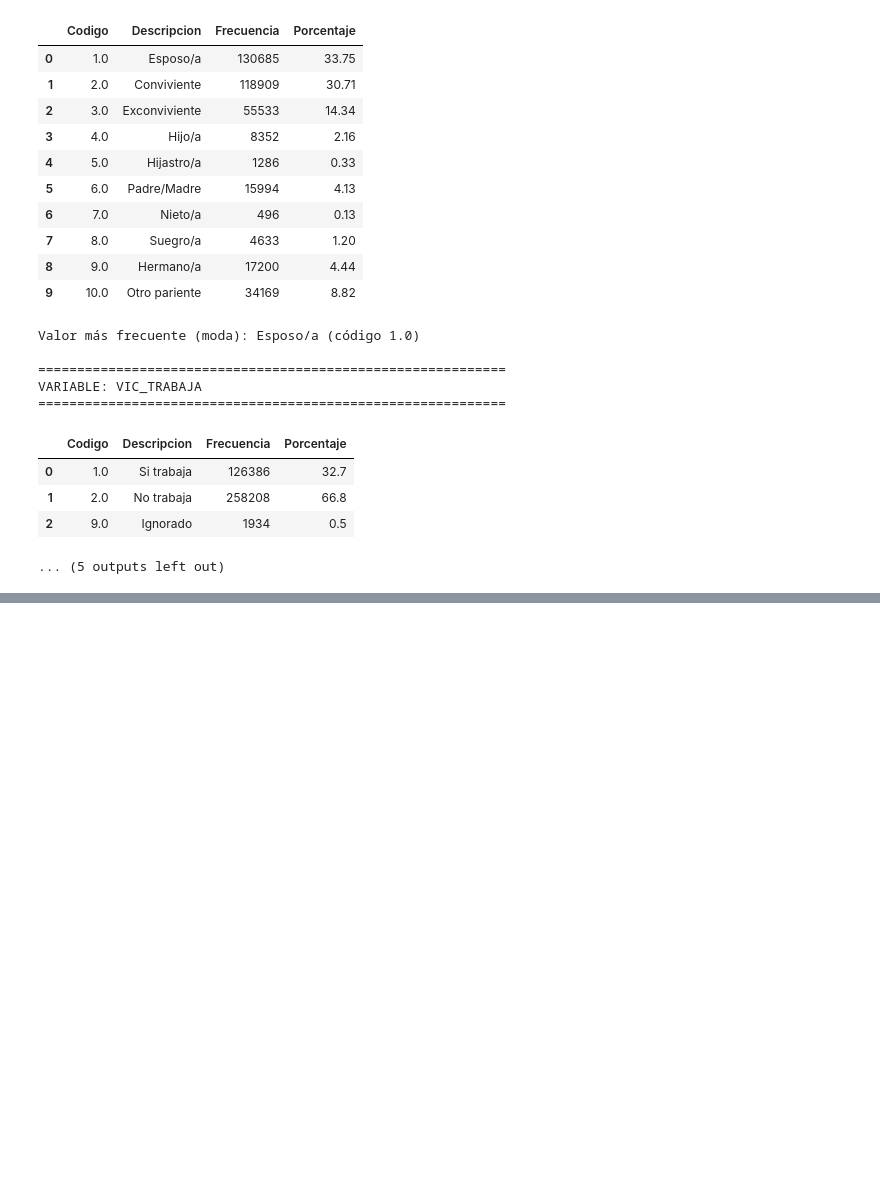
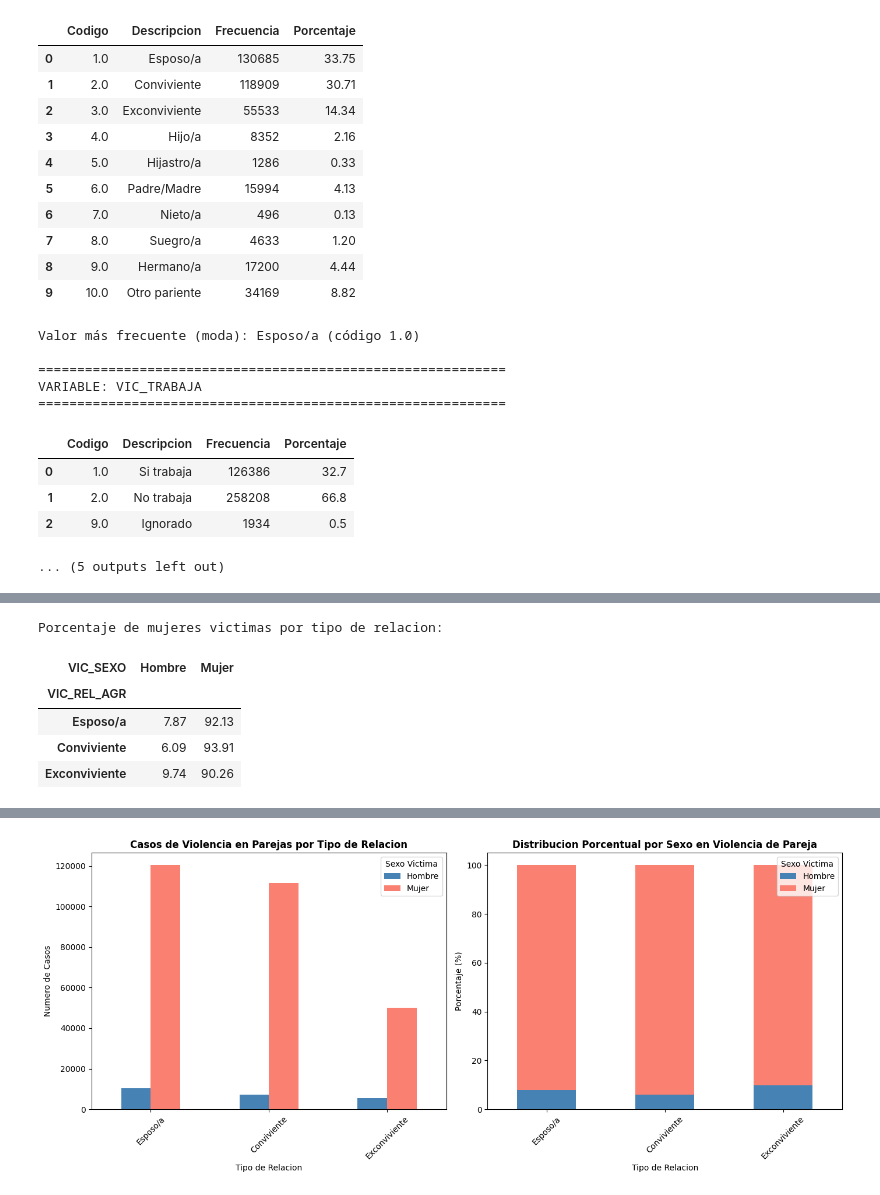
Before and after one commit to FerAHMz/proy1-md, a Jupyter notebook: data-analist-violencia-intrafamiliar/analisis_violenciaIntra.ipynb, the cells around one changed output, grey strips where cells are left out. Drawn from its saved outputs; the diff is of its cells as text; code cells hidden in the pictures; blank space fills up the shorter version.

```diff
--- a/data-analist-violencia-intrafamiliar/analisis_violenciaIntra.ipynb
+++ b/data-analist-violencia-intrafamiliar/analisis_violenciaIntra.ipynb
@@ -822,0 +925,73 @@ Los cruces que realizaremos son:
+# %%
+# CRUCE 2: RELACION VICTIMA-AGRESOR (ENFOCADO EN PAREJAS)
+print("="*80)
+print("CRUCE 2: RELACION VICTIMA-AGRESOR")
+print("Analisis especifico de violencia en relaciones de pareja")
+print("="*80)
+
+# Definir relaciones de pareja
+# 1: Esposo/a, 2: Conviviente, 3: Exconviviente
+relaciones_pareja = [1.0, 2.0, 3.0]
+
+# Filtrar solo casos de violencia en parejas
+violencia_pareja = data[data['VIC_REL_AGR'].isin(relaciones_pareja)].copy()
+
+print(f"\nTotal de casos: {len(data):,}")
+print(f"Casos de violencia en pareja (Esposo/Conviviente/Ex): {len(violencia_pareja):,}")
+print(f"Porcentaje: {len(violencia_pareja)/len(data)*100:.1f}%")
+
+# Tabla cruzada: Tipo de relacion vs Sexo de victima
+cruce2 = pd.crosstab(violencia_pareja['VIC_REL_AGR'], violencia_pareja['VIC_SEXO'], margins=True)
+
+etiquetas_relacion = {1.0: 'Esposo/a', 2.0: 'Conviviente', 3.0: 'Exconviviente'}
+cruce2.index = cruce2.index.map(lambda x: etiquetas_relacion.get(x, 'Total') if x != 'All' else 'Total')
+cruce2.columns = cruce2.columns.map(lambda x: etiquetas_sexo.get(x, 'Total') if x != 'All' else 'Total')
+
+print("\nDistribucion por tipo de relacion de pareja:")
+display(cruce2)
+
+# Porcentajes
+cruce2_pct = pd.crosstab(violencia_pareja['VIC_REL_AGR'], violencia_pareja['VIC_SEXO'], normalize='index') * 100
+cruce2_pct.index = cruce2_pct.index.map(lambda x: etiquetas_relacion.get(x, x))
+cruce2_pct.columns = cruce2_pct.columns.map(lambda x: etiquetas_sexo.get(x, x))
+
+print("\nPorcentaje de mujeres victimas por tipo de relacion:")
+display(cruce2_pct.round(2))
+
+# Analisis detallado
+print("\nAnalisis clave:")
+print("-"*60)
+for rel_code, rel_nombre in etiquetas_relacion.items():
+    casos_rel = violencia_pareja[violencia_pareja['VIC_REL_AGR'] == rel_code]
+    mujeres = len(casos_rel[casos_rel['VIC_SEXO'] == 2.0])
+    total = len(casos_rel)
+    if total > 0:
+        pct = (mujeres / total) * 100
+        print(f"{rel_nombre}:")
+        print(f"  Total casos: {total:,}")
+        print(f"  Mujeres victimas: {mujeres:,} ({pct:.1f}%)")
+        print(f"  Hombres victimas: {total-mujeres:,} ({100-pct:.1f}%)")
+
+# Grafico de barras
+fig, axes = plt.subplots(1, 2, figsize=(14, 6))
+
+# Grafico 1: Frecuencias
+cruce2.drop('Total', axis=0, errors='ignore').drop('Total', axis=1, errors='ignore').plot(
+    kind='bar', ax=axes[0], color=['steelblue', 'salmon'])
+axes[0].set_title('Casos de Violencia en Parejas por Tipo de Relacion', fontsize=12, fontweight='bold')
+axes[0].set_xlabel('Tipo de Relacion')
+axes[0].set_ylabel('Numero de Casos')
+axes[0].legend(title='Sexo Victima')
+axes[0].tick_params(axis='x', rotation=45)
+
+# Grafico 2: Porcentajes
+cruce2_pct.plot(kind='bar', stacked=True, ax=axes[1], color=['steelblue', 'salmon'])
+axes[1].set_title('Distribucion Porcentual por Sexo en Violencia de Pareja', fontsize=12, fontweight='bold')
+axes[1].set_xlabel('Tipo de Relacion')
+axes[1].set_ylabel('Porcentaje (%)')
+axes[1].legend(title='Sexo Victima')
+axes[1].tick_params(axis='x', rotation=45)
+
+plt.tight_layout()
+plt.show()
+# %% [output]
@@ -822,0 +1020,6 @@ Los cruces que realizaremos son:
+Porcentaje de mujeres victimas por tipo de relacion:
+| VIC_SEXO | Hombre | Mujer |
+| VIC_REL_AGR |  |  |
+| Esposo/a | 7.87 | 92.13 |
+| Conviviente | 6.09 | 93.91 |
+| Exconviviente | 9.74 | 90.26 |
@@ -822,0 +1043 @@ Los cruces que realizaremos son:
+[figure, added]
```
Also changed, not shown: parts of 7 cells of this notebook.
